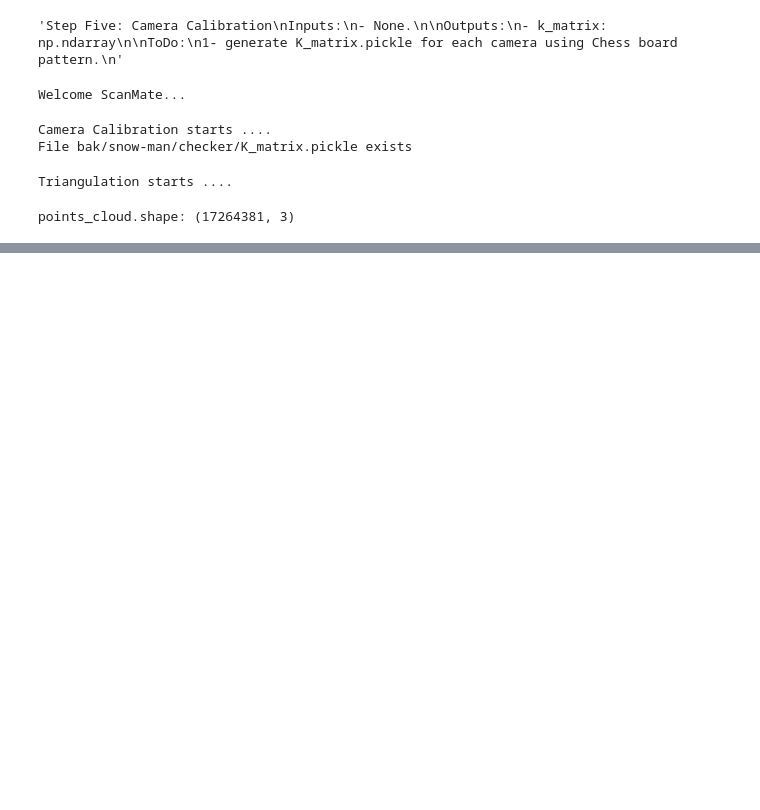
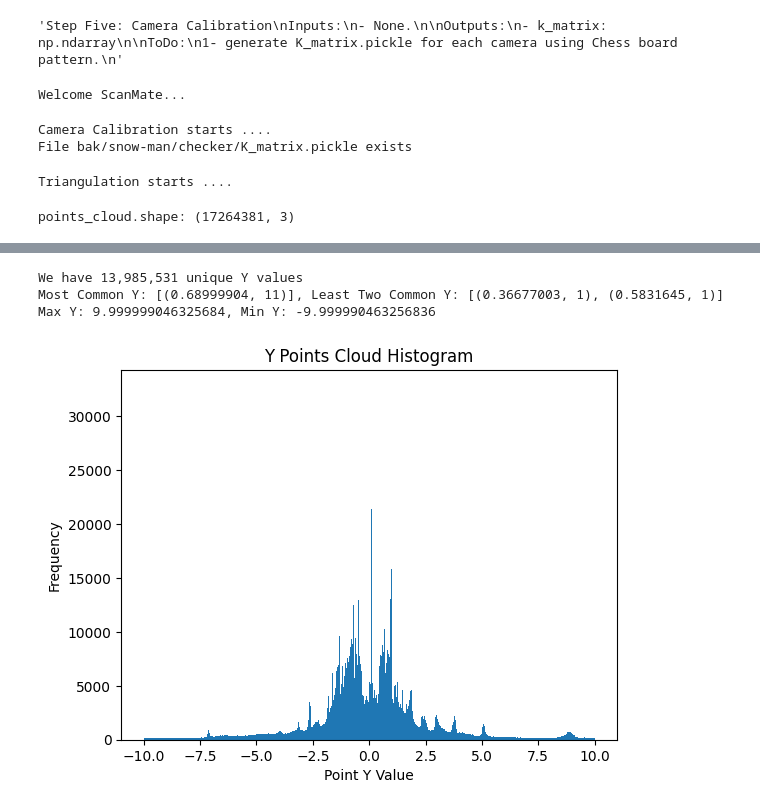
Before and after one commit to ZiadMansourM/photogrammetry, a Jupyter notebook: src/main.ipynb, the cells around one changed output, grey strips where cells are left out. Drawn from its saved outputs; the diff is of its cells as text; code cells hidden in the pictures; blank space fills up the shorter version.

```diff
--- a/src/main.ipynb
+++ b/src/main.ipynb
@@ -532,0 +569,16 @@ Z: -0.0005504331784322858 to 0.0013247078750282526
+# %%
+y_counter = {k: v for k, v in y_counter.items() if -10 < k < 10}
+y_counter = Counter(y_counter)
+print(f"We have {len(y_counter):,} unique Y values")
+print(f"Most Common Y: {y_counter.most_common(1)}, Least Two Common Y: {y_counter.most_common()[:-3:-1]}")
+print(f"Max Y: {max(y_counter)}, Min Y: {min(y_counter)}")
+plt.hist(list(y_counter.keys()), weights=list(y_counter.values()), bins=NUM_PINS, label='y-axis')
+plt.title('Y Points Cloud Histogram')
+plt.xlabel('Point Y Value')
+plt.ylabel('Frequency')
+plt.savefig('y_points_histo.png')
+# %% [output]
+We have 13,985,531 unique Y values
+Most Common Y: [(0.68999904, 11)], Least Two Common Y: [(0.36677003, 1), (0.5831645, 1)]
+Max Y: 9.999999046325684, Min Y: -9.999990463256836
+[figure, added]
```
Also changed, not shown: parts of 17 cells of this notebook.
